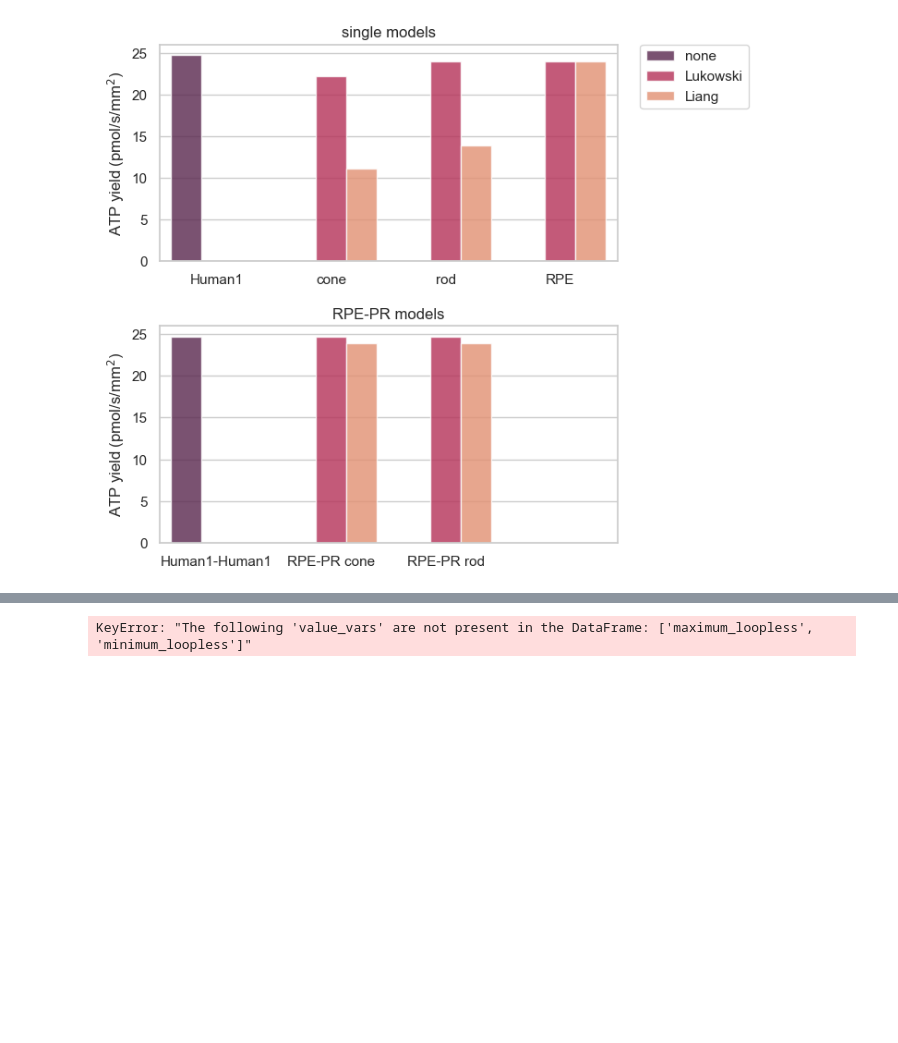
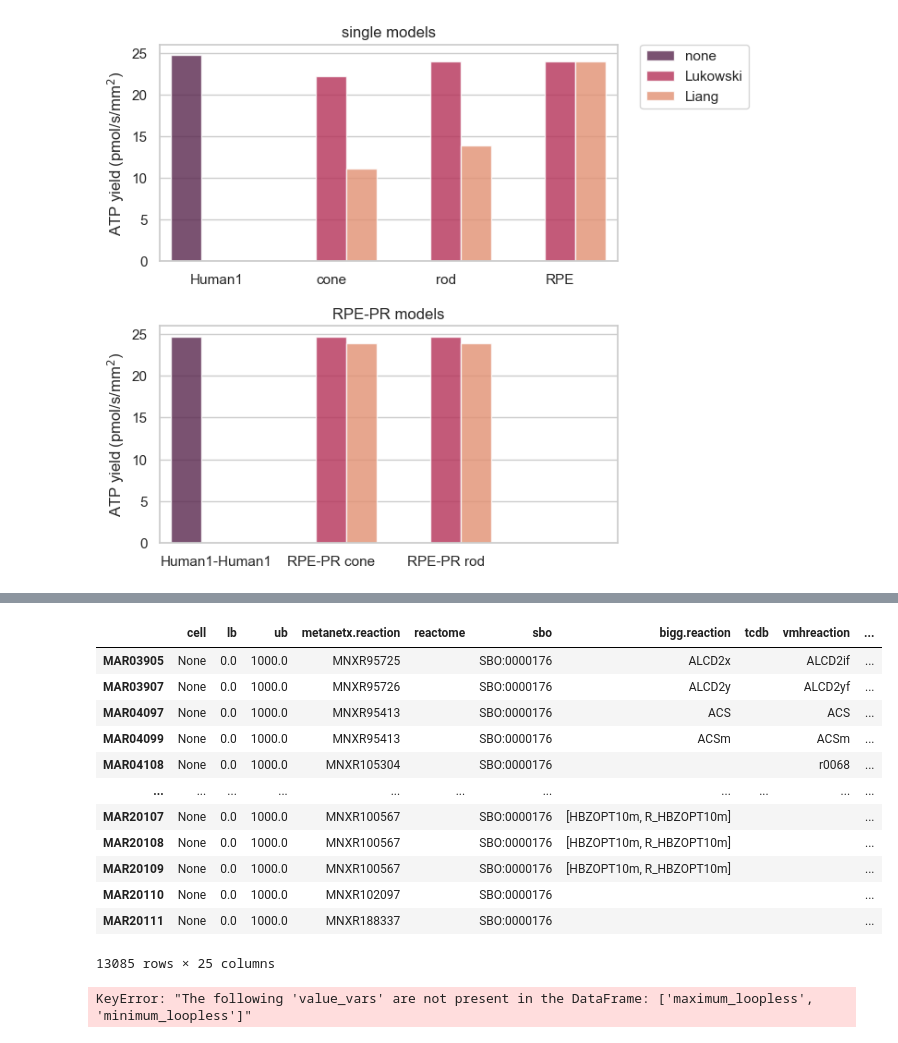
Before and after one commit to stellaprins/Human1_RPE-PR, a Jupyter notebook: jupyter/RPE-PR/test_sampling_oxphos_glucolysis.ipynb, the cells around one changed output, grey strips where cells are left out. Saved outputs shown, nothing was run; the diff lists cells and outputs as text; code cells hidden in the pictures; blank space fills up the shorter version.

```diff
--- a/jupyter/RPE-PR/test_sampling_oxphos_glucolysis.ipynb
+++ b/jupyter/RPE-PR/test_sampling_oxphos_glucolysis.ipynb
@@ -509,8 +518,6 @@ def sample_fva_fba(models, n_samples):
     -------
     df_results : dataframe
         A dataframe with the results of the sampling, flux variability analysis and flux balance analysis.
-
-
 
     """
 
@@ -552,6 +559,6 @@ def sample_fva_fba(models, n_samples):
 
     return results_dict
 
-results = sample_fva_fba(model_list,2)
-results
+test_results = sample_fva_fba(single_models,2)
+test_results
 # %% [output]
@@ -564,3 +578,19 @@ Reading time = 0.05 seconds
+# %%
+results['Human-GEM_28062023']
+# %% [output]
+|  | cell | lb | ub | metanetx.reaction | reactome | sbo | bigg.reaction | tcdb | vmhreaction | ... |
+| MAR03905 | None | 0.0 | 1000.0 | MNXR95725 |  | SBO:0000176 | ALCD2x |  | ALCD2if | ... |
+| MAR03907 | None | 0.0 | 1000.0 | MNXR95726 |  | SBO:0000176 | ALCD2y |  | ALCD2yf | ... |
+| MAR04097 | None | 0.0 | 1000.0 | MNXR95413 |  | SBO:0000176 | ACS |  | ACS | ... |
+| MAR04099 | None | 0.0 | 1000.0 | MNXR95413 |  | SBO:0000176 | ACSm |  | ACSm | ... |
+| MAR04108 | None | 0.0 | 1000.0 | MNXR105304 |  | SBO:0000176 |  |  | r0068 | ... |
+| ... | ... | ... | ... | ... | ... | ... | ... | ... | ... | ... |
+| MAR20107 | None | 0.0 | 1000.0 | MNXR100567 |  | SBO:0000176 | [HBZOPT10m, R_HBZOPT10m] |  |  | ... |
+| MAR20108 | None | 0.0 | 1000.0 | MNXR100567 |  | SBO:0000176 | [HBZOPT10m, R_HBZOPT10m] |  |  | ... |
+| MAR20109 | None | 0.0 | 1000.0 | MNXR100567 |  | SBO:0000176 | [HBZOPT10m, R_HBZOPT10m] |  |  | ... |
+| MAR20110 | None | 0.0 | 1000.0 | MNXR102097 |  | SBO:0000176 |  |  |  | ... |
+| MAR20111 | None | 0.0 | 1000.0 | MNXR188337 |  | SBO:0000176 |  |  |  | ... |
+13085 rows × 25 columns
 # %%
 def melt_results2long(results):
         # melt oxphos_glycolysis_fva_fba to long format using ids and column names as variables
```
Also changed, not shown: parts of 10 cells of this notebook.
